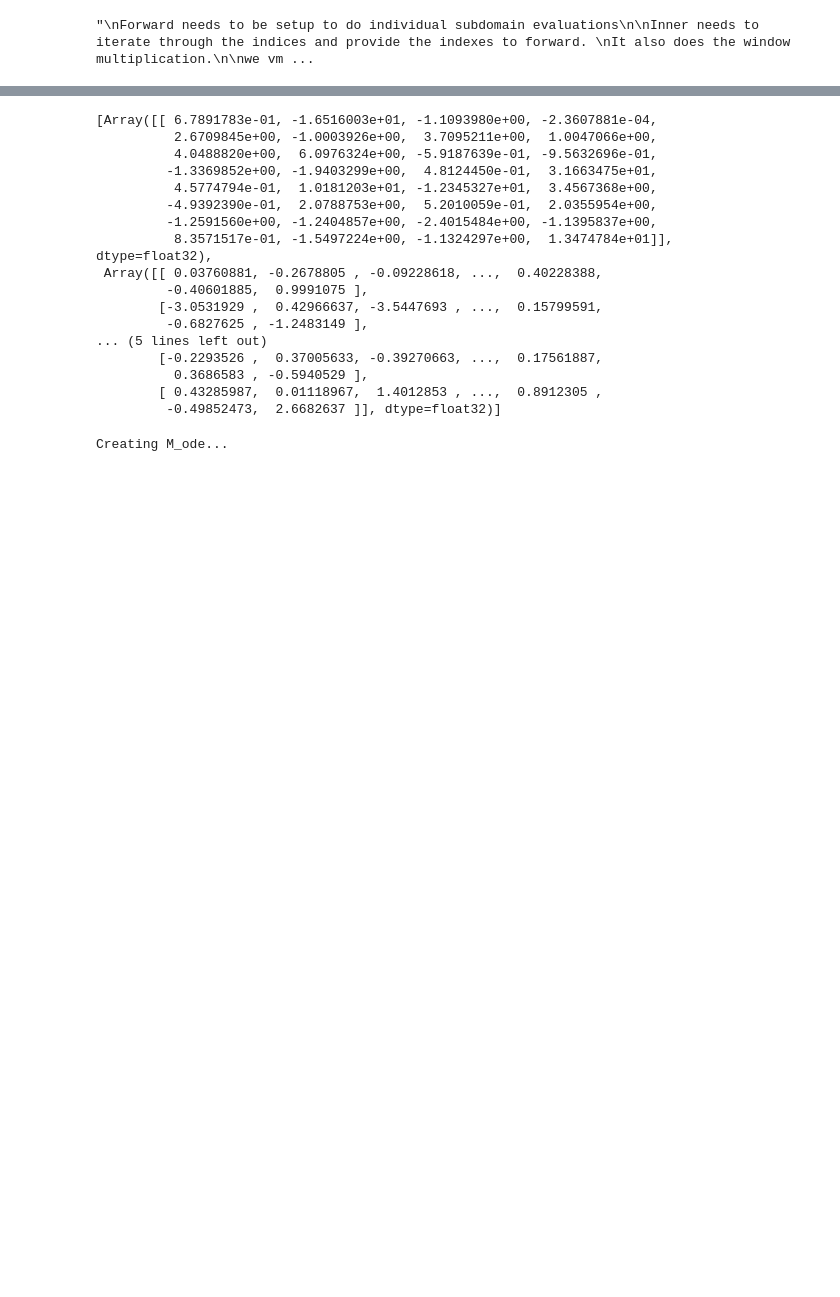
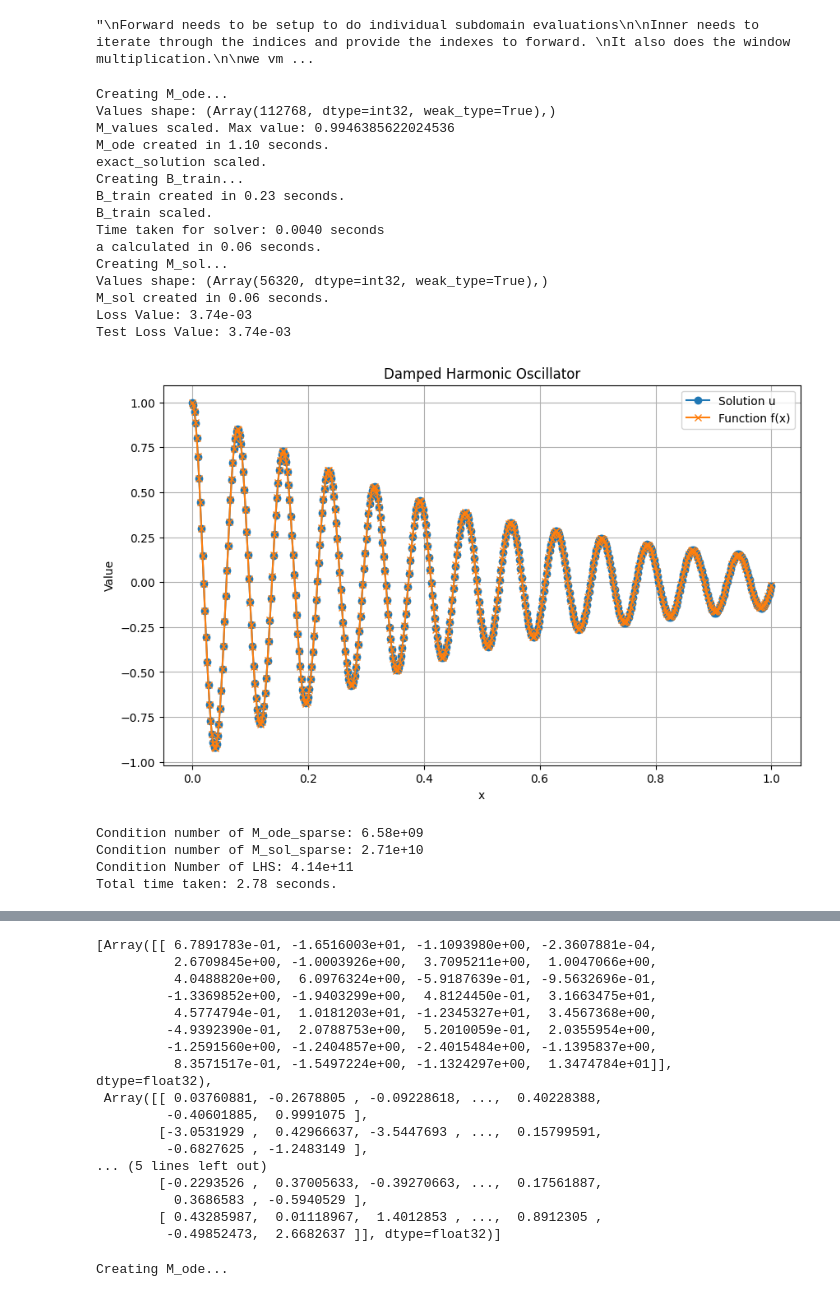
Before and after one commit to strathanderson/ELM-FBPINN, a Jupyter notebook: elmfbpinns/example/1D_harmonic_oscillator.ipynb, the cells around one changed output, grey strips where cells are left out. Cells and saved outputs as stored; diff of their text form; code cells hidden in the pictures; blank space fills up the shorter version.

```diff
--- a/elmfbpinns/example/1D_harmonic_oscillator.ipynb
+++ b/elmfbpinns/example/1D_harmonic_oscillator.ipynb
@@ -55,6 +55,66 @@ def harm_u_exact(t):
 
 def zero_RHS(t):
     return 0.0 * harm_u_exact(t)
+# %%
+RHS_func = zero_RHS
+u = harm_u_exact
+n_train = 1000
+n_test = 500
+J = 20
+C = 32
+R = 25
+ranges = initInterval(J, 0, 1)
+xmin = 0.0
+xmax = 1.0
+width = 1.9
+sigma = jnp.sin
+title = "Damped Harmonic Oscillator"
+key = random.PRNGKey(0)
+w_key, b_key = random.split(key)
+
+results = elmfbpinn_old(
+    RHS_func,
+    u,
+    n_train,
+    n_test,
+    J,
+    C,
+    R,
+    xmin,
+    xmax,
+    width,
+    sigma,
+    title,
+    key,
+    w_key,
+    b_key,
+    weights=None,
+    biases=None,
+    lmda=1,
+    plot_window=False,
+    debug=False,
+)
+# %% [output]
+Creating M_ode...
+Values shape: (Array(112768, dtype=int32, weak_type=True),)
+M_values scaled. Max value: 0.9946385622024536
+M_ode created in 1.10 seconds.
+exact_solution scaled.
+Creating B_train...
+B_train created in 0.23 seconds.
+B_train scaled.
+Time taken for solver: 0.0040 seconds
+a calculated in 0.06 seconds.
+Creating M_sol...
+Values shape: (Array(56320, dtype=int32, weak_type=True),)
+M_sol created in 0.06 seconds.
+Loss Value: 3.74e-03
+Test Loss Value: 3.74e-03
+[figure, added]
+Condition number of M_ode_sparse: 6.58e+09
+Condition number of M_sol_sparse: 2.71e+10
+Condition Number of LHS: 4.14e+11
+Total time taken: 2.78 seconds.
 # %%
 #generate subdomains and indices
 
```
Also changed, not shown: parts of 11 cells of this notebook, 4 other files.
